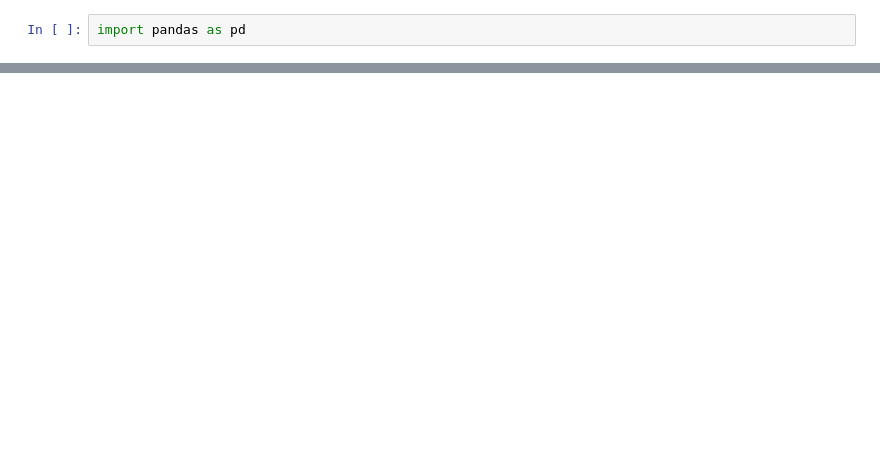
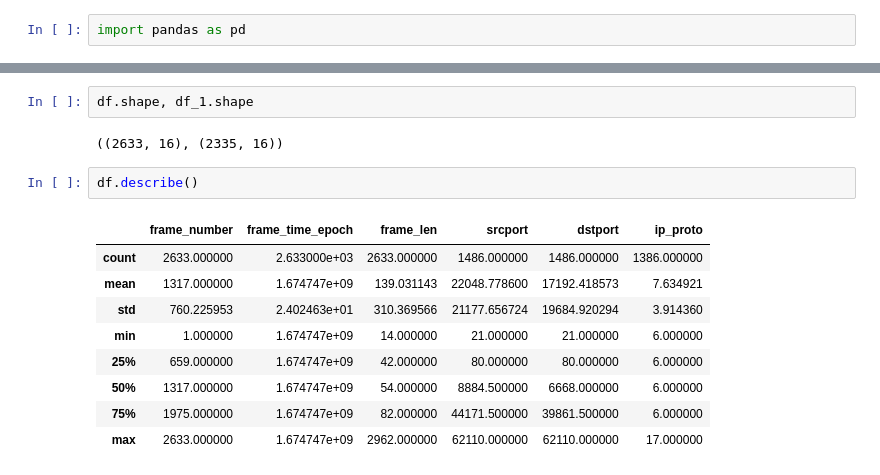
Before and after one commit to Abdulnaser98/IT-Sicherheit-Praktikum, a Jupyter notebook: analysis/analysis.ipynb, the cells around one changed output, grey strips where cells are left out. Drawn from its saved outputs; the diff is of its cells as text; blank space fills up the shorter version.

```diff
--- a/analysis/analysis.ipynb
+++ b/analysis/analysis.ipynb
@@ -11,0 +24,16 @@ print(os.getcwd())
+# %%
+df.shape, df_1.shape
+# %% [output]
+((2633, 16), (2335, 16))
+# %%
+df.describe()
+# %% [output]
+|  | frame_number | frame_time_epoch | frame_len | srcport | dstport | ip_proto |
+| count | 2633.000000 | 2.633000e+03 | 2633.000000 | 1486.000000 | 1486.000000 | 1386.000000 |
+| mean | 1317.000000 | 1.674747e+09 | 139.031143 | 22048.778600 | 17192.418573 | 7.634921 |
+| std | 760.225953 | 2.402463e+01 | 310.369566 | 21177.656724 | 19684.920294 | 3.914360 |
+| min | 1.000000 | 1.674747e+09 | 14.000000 | 21.000000 | 21.000000 | 6.000000 |
+| 25% | 659.000000 | 1.674747e+09 | 42.000000 | 80.000000 | 80.000000 | 6.000000 |
+| 50% | 1317.000000 | 1.674747e+09 | 54.000000 | 8884.500000 | 6668.000000 | 6.000000 |
+| 75% | 1975.000000 | 1.674747e+09 | 82.000000 | 44171.500000 | 39861.500000 | 6.000000 |
+| max | 2633.000000 | 1.674747e+09 | 2962.000000 | 62110.000000 | 62110.000000 | 17.000000 |
```
Also changed, not shown: parts of 10 cells of this notebook.
